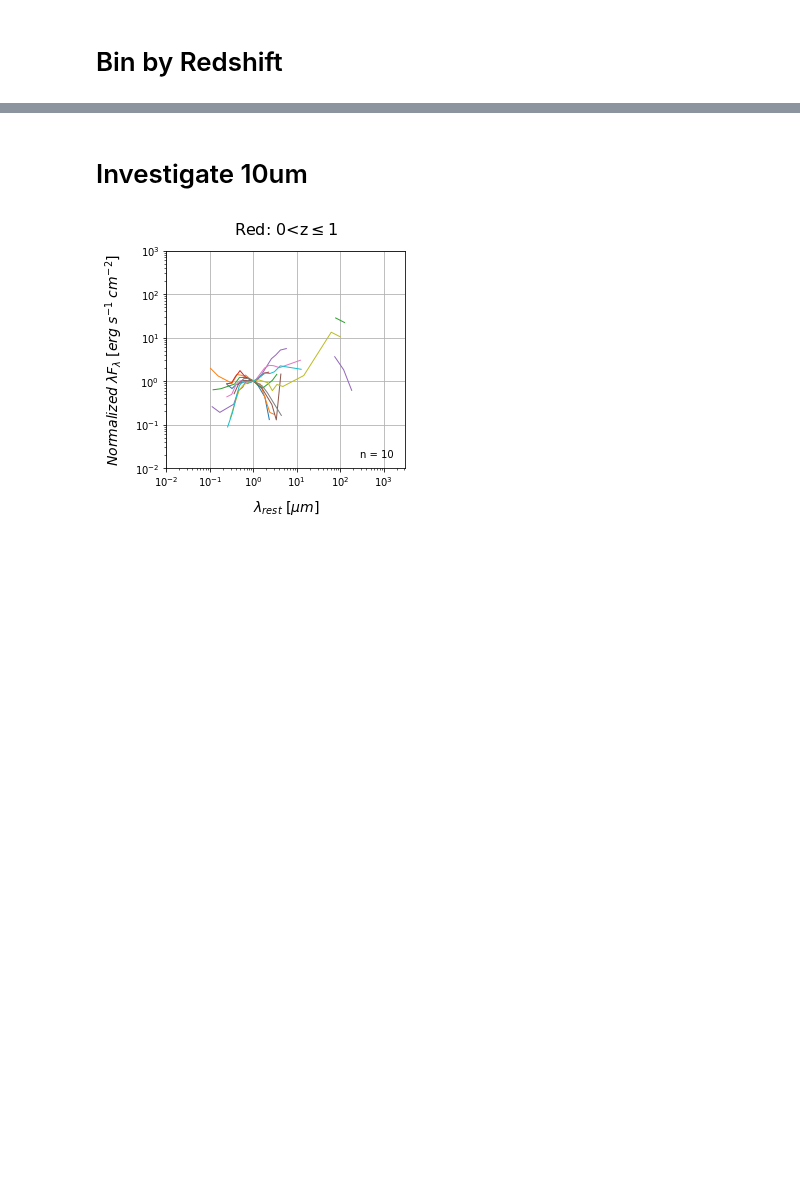
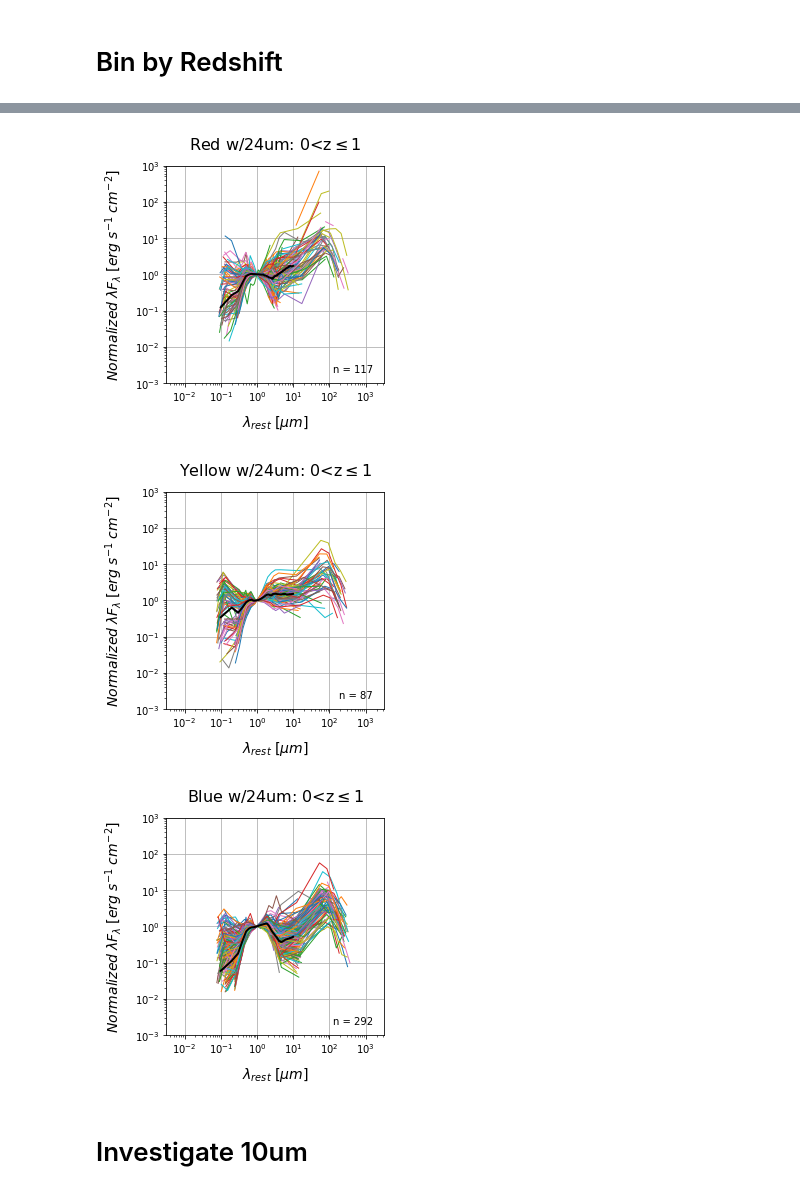
Before and after one commit to parallax-xallaraq/IfA-REU-Project, a Jupyter notebook: Code/Make_SED_RedYelBlu.ipynb, the cells around one changed output, grey strips where cells are left out. Cells and saved outputs as stored; diff of their text form; code cells hidden in the pictures; blank space fills up the shorter version.

```diff
--- a/Code/Make_SED_RedYelBlu.ipynb
+++ b/Code/Make_SED_RedYelBlu.ipynb
@@ -299,16 +237,25 @@ SED.PlotSED(bni_lamR_A_z01, bni_lamFlam_ergscm2_norm_z01, save=path_fig+'\COSMOS
+# %%
+# plot SEDs for all color AGN with 24um detections
+SED.PlotSED(agn_lamR_A_z01[R24], agn_lamFlam_ergscm2_norm_z01[R24], save=path_fig+'\COSMOS_SED_r24_z01.png', title='Red w/24um: 0<z$\leq$1')
+SED.PlotSED(agn_lamR_A_z01[Y24], agn_lamFlam_ergscm2_norm_z01[Y24], save=path_fig+'\COSMOS_SED_y24_z01.png', title='Yellow w/24um: 0<z$\leq$1')
+SED.PlotSED(agn_lamR_A_z01[B24], agn_lamFlam_ergscm2_norm_z01[B24], save=path_fig+'\COSMOS_SED_b24_z01.png', title='Blue w/24um: 0<z$\leq$1')
+# %% [output]
+[figure, added]
+[figure, added]
+[figure, added]
 # %% [markdown]
 # Investigate 10um
 # %%
-offset = 13
-test = np.arange(0,10,1)
-test_off = [x+(offset*len(test)) for x in test]
+# offset = 13
+# test = np.arange(0,10,1)
+# test_off = [x+(offset*len(test)) for x in test]
 
-SED.PlotSED(red_lamR_A_z01[test_off],
-            red_lamFlam_ergscm2_norm_z01[test_off],
-            title='Red: 0<z$\leq$1',
-            median=False,
-            xmin=1E-1,
-            ymin=1E-2
-            )
+# x = agn_lamR_A_z01[RED] [test_off]
+# y = agn_lamFlam_ergscm2_norm_z01[RED] [test_off]
+
+# SED.PlotSED(x,y,
+#             title='Red: 0<z$\leq$1',
+#             median=False,
+#             xmin=1E-1,
+#             ymin=1E-2
+#             )
-# %% [output]
-[figure, removed]
```
Also changed, not shown: parts of 35 cells of this notebook, 11 other files.
